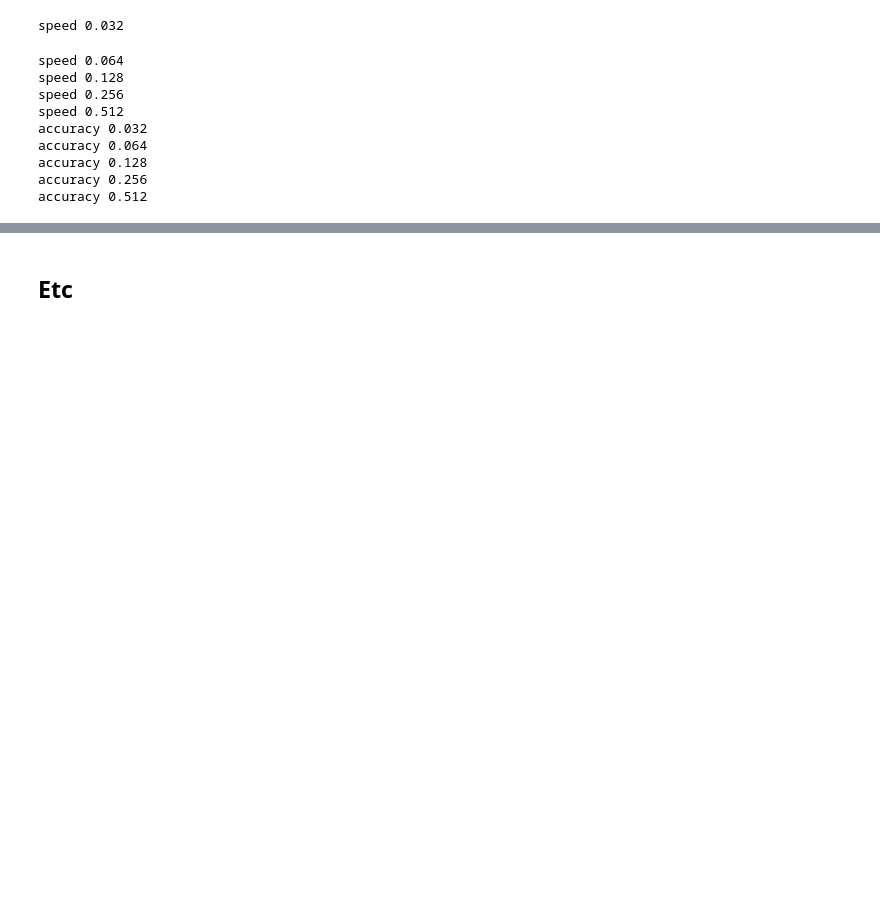
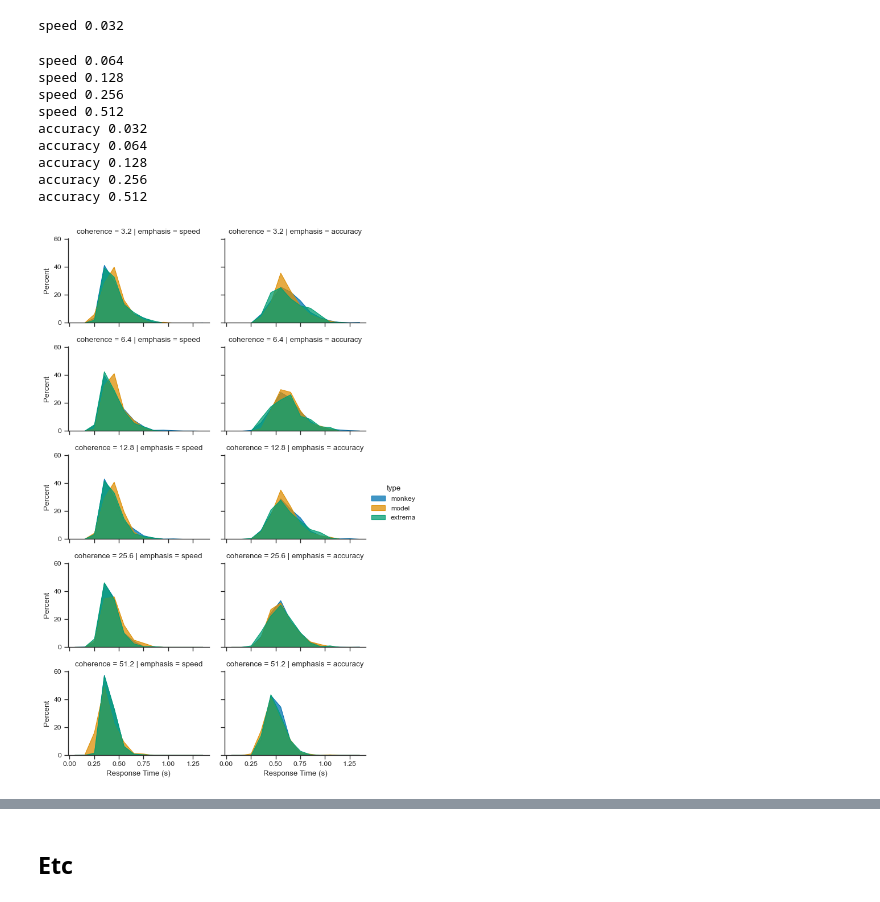
Before and after one commit to psipeter/speed-accuracy-tradeoff, a Jupyter notebook: hanks_compare.ipynb, the cells around one changed output, grey strips where cells are left out. Saved outputs shown, nothing was run; the diff lists cells and outputs as text; code cells hidden in the pictures; blank space fills up the shorter version.

```diff
--- a/hanks_compare.ipynb
+++ b/hanks_compare.ipynb
@@ -345,0 +396,4 @@ accuracy 0.512
+# %%
+plot_RTs("hanks_sim_separate_may21", "hanks_extrema_separate", "hanks2014_behavior")
+# %% [output]
+[figure, added]
```
Also changed, not shown: parts of 20 cells of this notebook, 3 other files.
